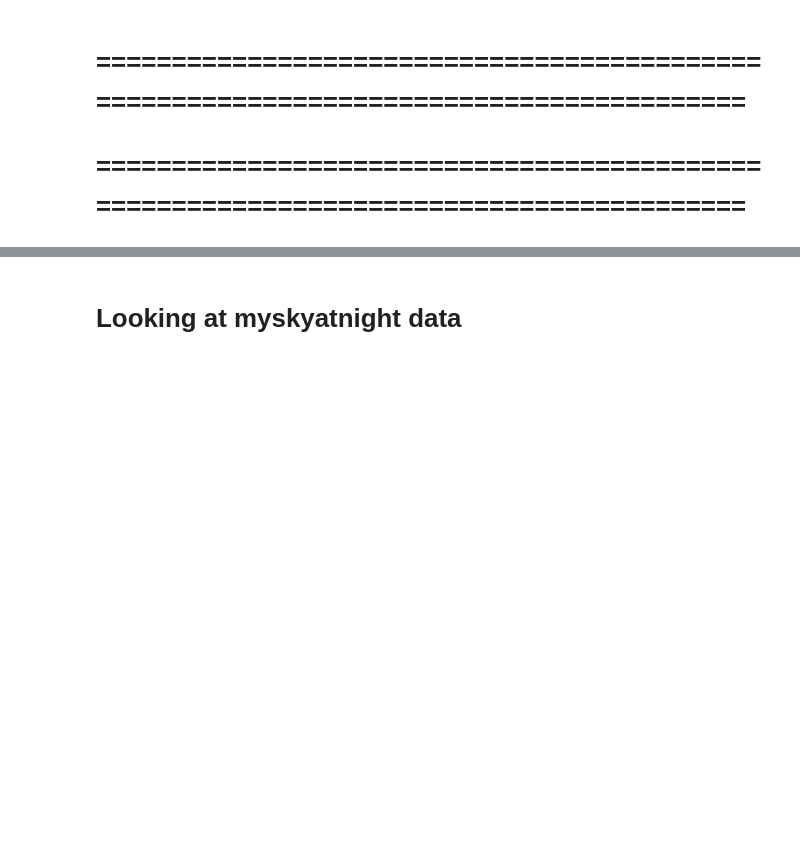
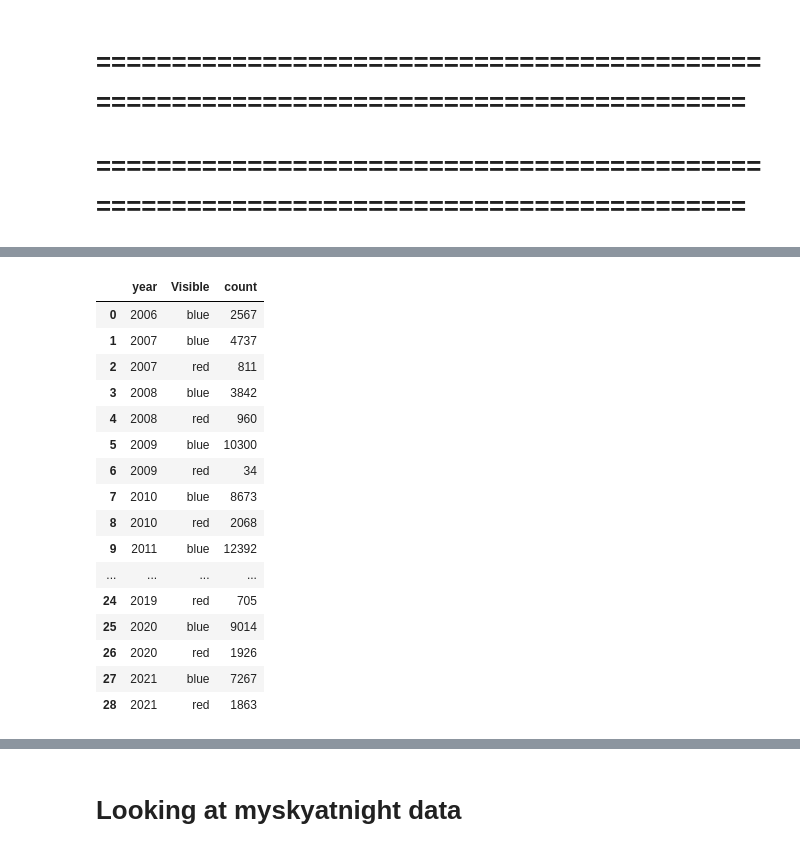
Before and after one commit to Visrael24/Dev10-Final-Assessment, a Jupyter notebook: Workspaces/Vals_workspace/EDA.ipynb, the cells around one changed output, grey strips where cells are left out. Drawn from its saved outputs; the diff is of its cells as text; code cells hidden in the pictures; blank space fills up the shorter version.

```diff
--- a/Workspaces/Vals_workspace/EDA.ipynb
+++ b/Workspaces/Vals_workspace/EDA.ipynb
@@ -3,5 +5,6 @@ import pandas as pd
 # %%
 df = pd.read_csv('../../Data/Star_data/merged_data.csv')
+pd.set_option('display.max_columns', None)
 # %%
 df.head()
 # %% [output]
@@ -164,0 +232,24 @@ Name: count, Length: 15787, dtype: int64
+# %%
+# df2 = df['year'].groupby([df['year'], df['Visible']]).agg({'count'})
+# df2
+
+df2 = df.groupby(['year', 'Visible']).size().reset_index(name='count')
+df2
+# %% [output]
+|  | year | Visible | count |
+| 0 | 2006 | blue | 2567 |
+| 1 | 2007 | blue | 4737 |
+| 2 | 2007 | red | 811 |
+| 3 | 2008 | blue | 3842 |
+| 4 | 2008 | red | 960 |
+| 5 | 2009 | blue | 10300 |
+| 6 | 2009 | red | 34 |
+| 7 | 2010 | blue | 8673 |
+| 8 | 2010 | red | 2068 |
+| 9 | 2011 | blue | 12392 |
+| ... | ... | ... | ... |
+| 24 | 2019 | red | 705 |
+| 25 | 2020 | blue | 9014 |
+| 26 | 2020 | red | 1926 |
+| 27 | 2021 | blue | 7267 |
+| 28 | 2021 | red | 1863 |
```
Also changed, not shown: parts of 8 cells of this notebook, 35 other files.
